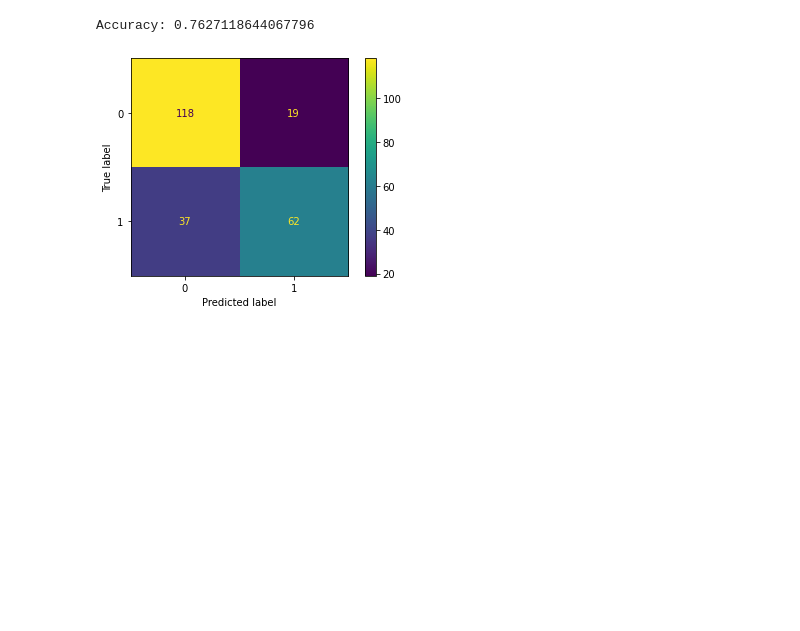
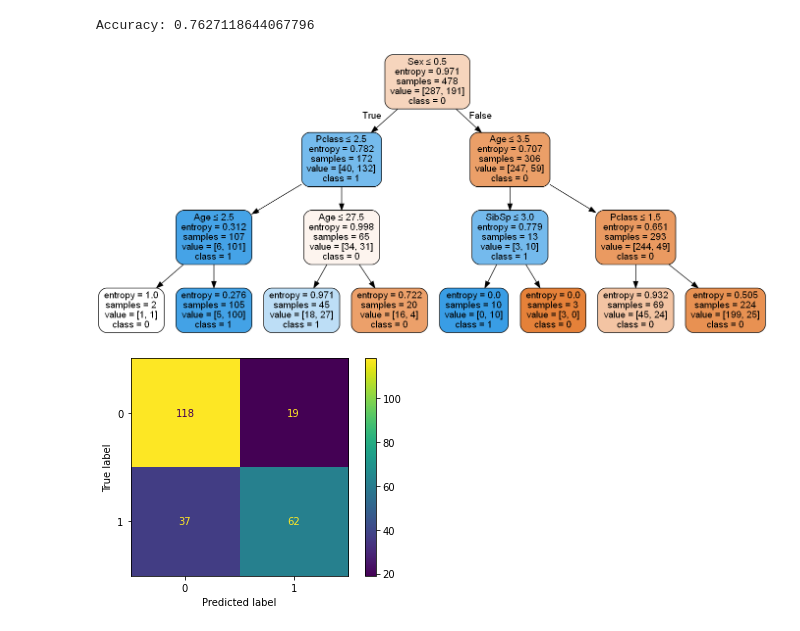
Before and after one commit to JeanTalgornThomas/titanic, a Jupyter notebook: treeV3.ipynb, the cells around one changed output. Saved outputs shown, nothing was run; the diff lists cells and outputs as text; code cells hidden in the pictures; blank space fills up the shorter version.

```diff
--- a/treeV3.ipynb
+++ b/treeV3.ipynb
@@ -127,14 +127,16 @@ print("Accuracy:", metrics.accuracy_score(y_test, y_pred))
 Accuracy: 0.7627118644067796
 # %%
 # Arbre de décision
-feature_cols = ['Pclass', 'Sex','Age', 'SibSp',	'Parch']
+feature_cols = ['Pclass', 'Sex','Age', 'SibSp',	'Parch', 'Embarked']
 
 
 dot_data = StringIO()
 export_graphviz(clf, out_file=dot_data, filled=True, rounded=True, special_characters=True,feature_names = feature_cols,class_names=['0','1'])
 graph = pydotplus.graph_from_dot_data(dot_data.getvalue())
 graph.write_png('test.png')
 Image(graph.create_png())
+# %% [output]
+[figure, added]
 # %%
 # Matrix de confusion
 cm = confusion_matrix(y_test, y_pred)
```
Also changed, not shown: parts of 1 cell of this notebook, 1 other file.
